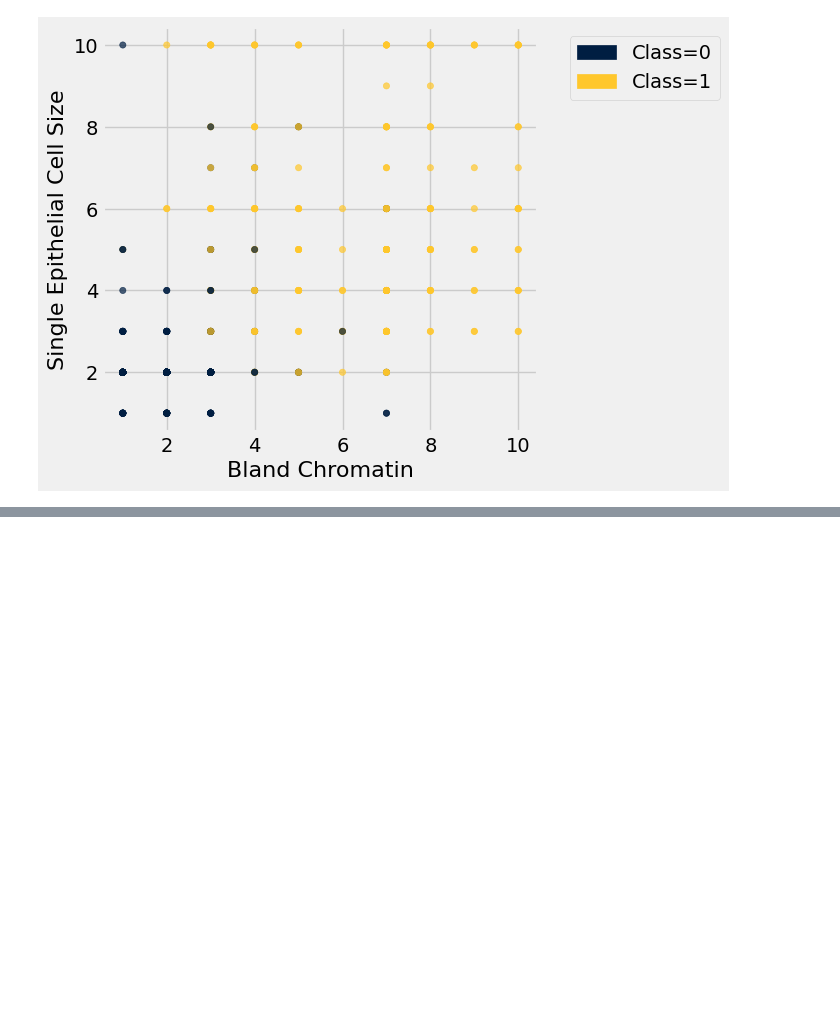
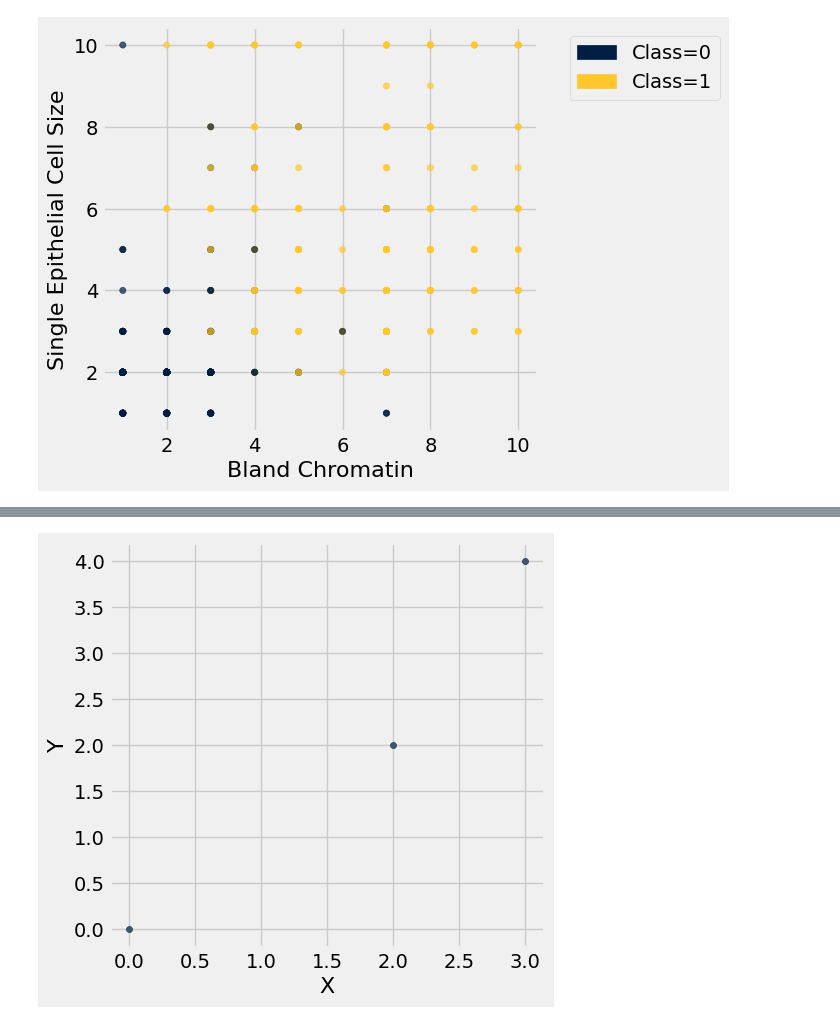
Before and after one commit to ciretorres/python, a Jupyter notebook: data8.3x/week4/sec09_classifiers.ipynb, the cells around one changed output, grey strips where cells are left out. Drawn from its saved outputs; the diff is of its cells as text; code cells hidden in the pictures; blank space fills up the shorter version.

```diff
--- a/data8.3x/week4/sec09_classifiers.ipynb
+++ b/data8.3x/week4/sec09_classifiers.ipynb
@@ -40,0 +43,4 @@ jittered.scatter('Bland Chromatin (jittered)', 'Single Epithelial Cell Size (jit
+# %%
+Table().with_columns(['X', [0,2,3], 'Y', [0,2,4]]).scatter('X', 'Y')
+# %% [output]
+[figure, added]
```
Also changed, not shown: parts of 7 cells of this notebook.
